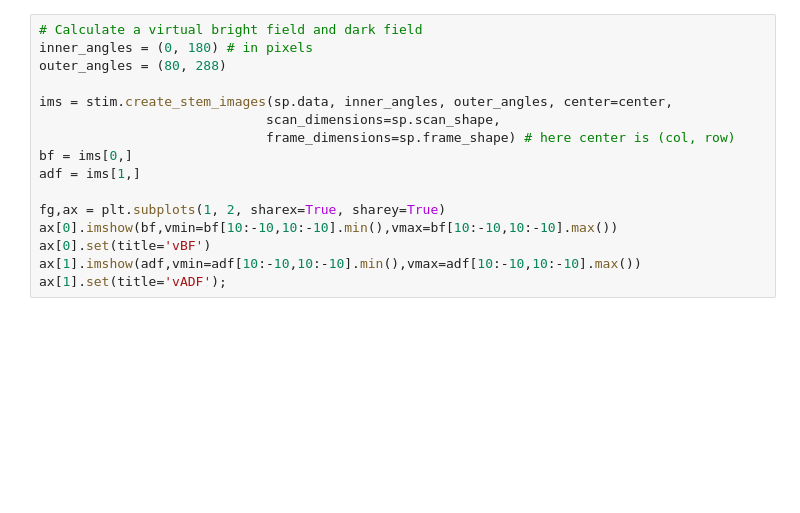
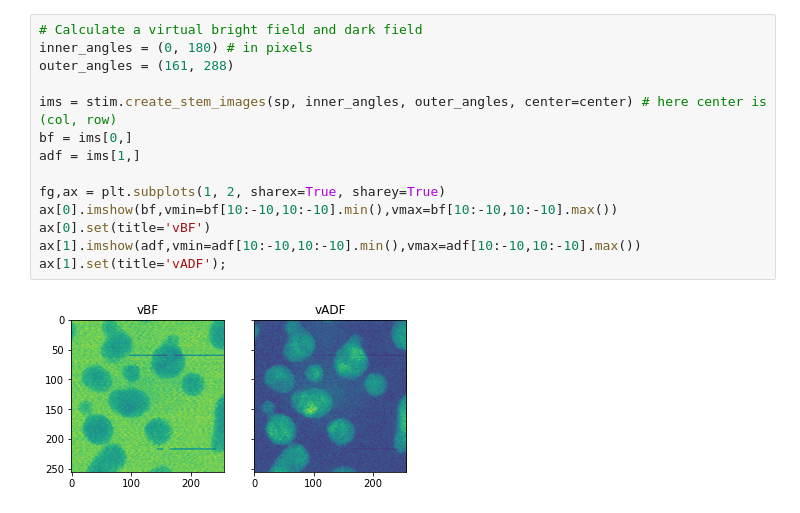
Before and after one commit to OpenChemistry/stempy, a Jupyter notebook: examples/center_of_mass_sparse.ipynb, the cells around one changed output. Saved outputs shown, nothing was run; the diff lists cells and outputs as text; blank space fills up the shorter version.

```diff
--- a/examples/center_of_mass_sparse.ipynb
+++ b/examples/center_of_mass_sparse.ipynb
@@ -83,18 +99,18 @@ ax.legend(['center of pattern'])
 # %%
 # Calculate a virtual bright field and dark field
 inner_angles = (0, 180) # in pixels
-outer_angles = (80, 288)
+outer_angles = (161, 288)
 
-ims = stim.create_stem_images(sp.data, inner_angles, outer_angles, center=center,
-                             scan_dimensions=sp.scan_shape,
-                             frame_dimensions=sp.frame_shape) # here center is (col, row)
+ims = stim.create_stem_images(sp, inner_angles, outer_angles, center=center) # here center is (col, row)
 bf = ims[0,]
 adf = ims[1,]
 
 fg,ax = plt.subplots(1, 2, sharex=True, sharey=True)
 ax[0].imshow(bf,vmin=bf[10:-10,10:-10].min(),vmax=bf[10:-10,10:-10].max())
 ax[0].set(title='vBF')
 ax[1].imshow(adf,vmin=adf[10:-10,10:-10].min(),vmax=adf[10:-10,10:-10].max())
 ax[1].set(title='vADF');
+# %% [output]
+[figure, added]
 # %%
 # Calculate the center of mass (COM) of every frame
```
Also changed, not shown: parts of 9 cells of this notebook, 2 other files.
